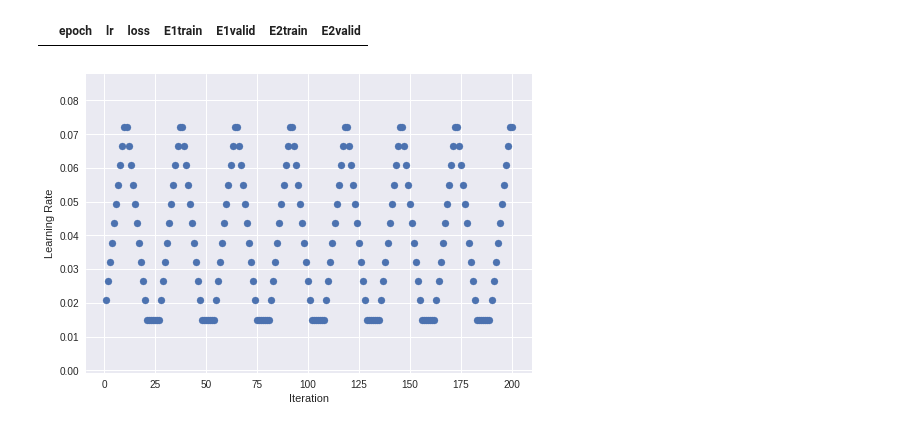
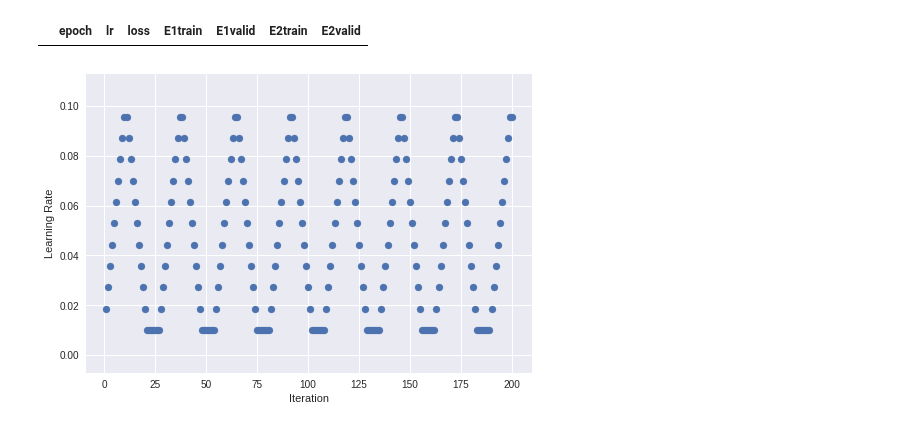
Before and after one commit to MariamQusai/DLToolboxImg, a Jupyter notebook: NoduleSegmentationModel10.ipynb, the cells around one changed output. Drawn from its saved outputs; the diff is of its cells as text; code cells hidden in the pictures.

```diff
--- a/NoduleSegmentationModel10.ipynb
+++ b/NoduleSegmentationModel10.ipynb
@@ -233,14 +434,14 @@ x_std = 0.28
 ## Data Iterator
 # %%
 BATCH_SIZE=bs
-train_iter=nn.FileIter(train_data_path,train_idx_path,batch_size=BATCH_SIZE,random_flip=True,do_augment=False,mean_image=x_mean,std_image = x_std,do_shuffle=True)
+train_iter=FileIter(train_data_path,train_idx_path,batch_size=BATCH_SIZE,random_flip=True,random_rot=True,do_augment=True,mean_image=x_mean,std_image = x_std,do_shuffle=True)
 input_shapes = dict(train_iter.provide_data+train_iter.provide_label)
 print(input_shapes)
 # %% [output]
 {'data': (100, 1, 32, 32, 32), 'softmax_label': (100, 32768)}
 # %%
 BATCH_SIZE=bs
-valid_iter=nn.FileIter(valid_data_path,valid_idx_path,batch_size=BATCH_SIZE,do_augment=False,mean_image=x_mean,std_image = x_std,do_shuffle=False)
+valid_iter=FileIter(valid_data_path,valid_idx_path,batch_size=BATCH_SIZE,do_augment=False,mean_image=x_mean,std_image = x_std,do_shuffle=False)
 # %%
 train_iter.reset()
 valid_iter.reset()
@@ -315,7 +516,7 @@ mx.model.save_checkpoint(model_path+prefix, epoch, network, arg, aux)
 # %%
 find_learning_rate = True
 b=.5
-a=.001
+a=.01
 
 nb=train_iter.num_data//train_iter.batch_size
 
@@ -528,14 +738,14 @@ class CyclicalSchedule():
         schedule = self.schedule_class(cycle_length=cycle_length-6, **self.kwargs)
         return schedule(cycle_offset) * self.magnitude_decay**cycle_idx
 # %%
-epochs = 25
-lr =0.075#.01#.3#.02#.15#.34#.2#.01#.002
+epochs = 50
+lr =.1#0.075#.01#.3#.02#.15#.34#.2#.01#.002
 # %%
-schedule = CyclicalSchedule(TriangularSchedule, min_lr=lr/5, max_lr=lr,
+schedule = CyclicalSchedule(TriangularSchedule, min_lr=lr/10, max_lr=lr,
                             cycle_length=27, cycle_length_decay=1, cycle_magnitude_decay=1)
 plot_schedule(schedule,iterations=200)
 # %% [output]
-[figure, old version]
+[figure, new version]
 # %%
 m1=.85
 m2=.95
```
Also changed, not shown: parts of 16 cells of this notebook.
